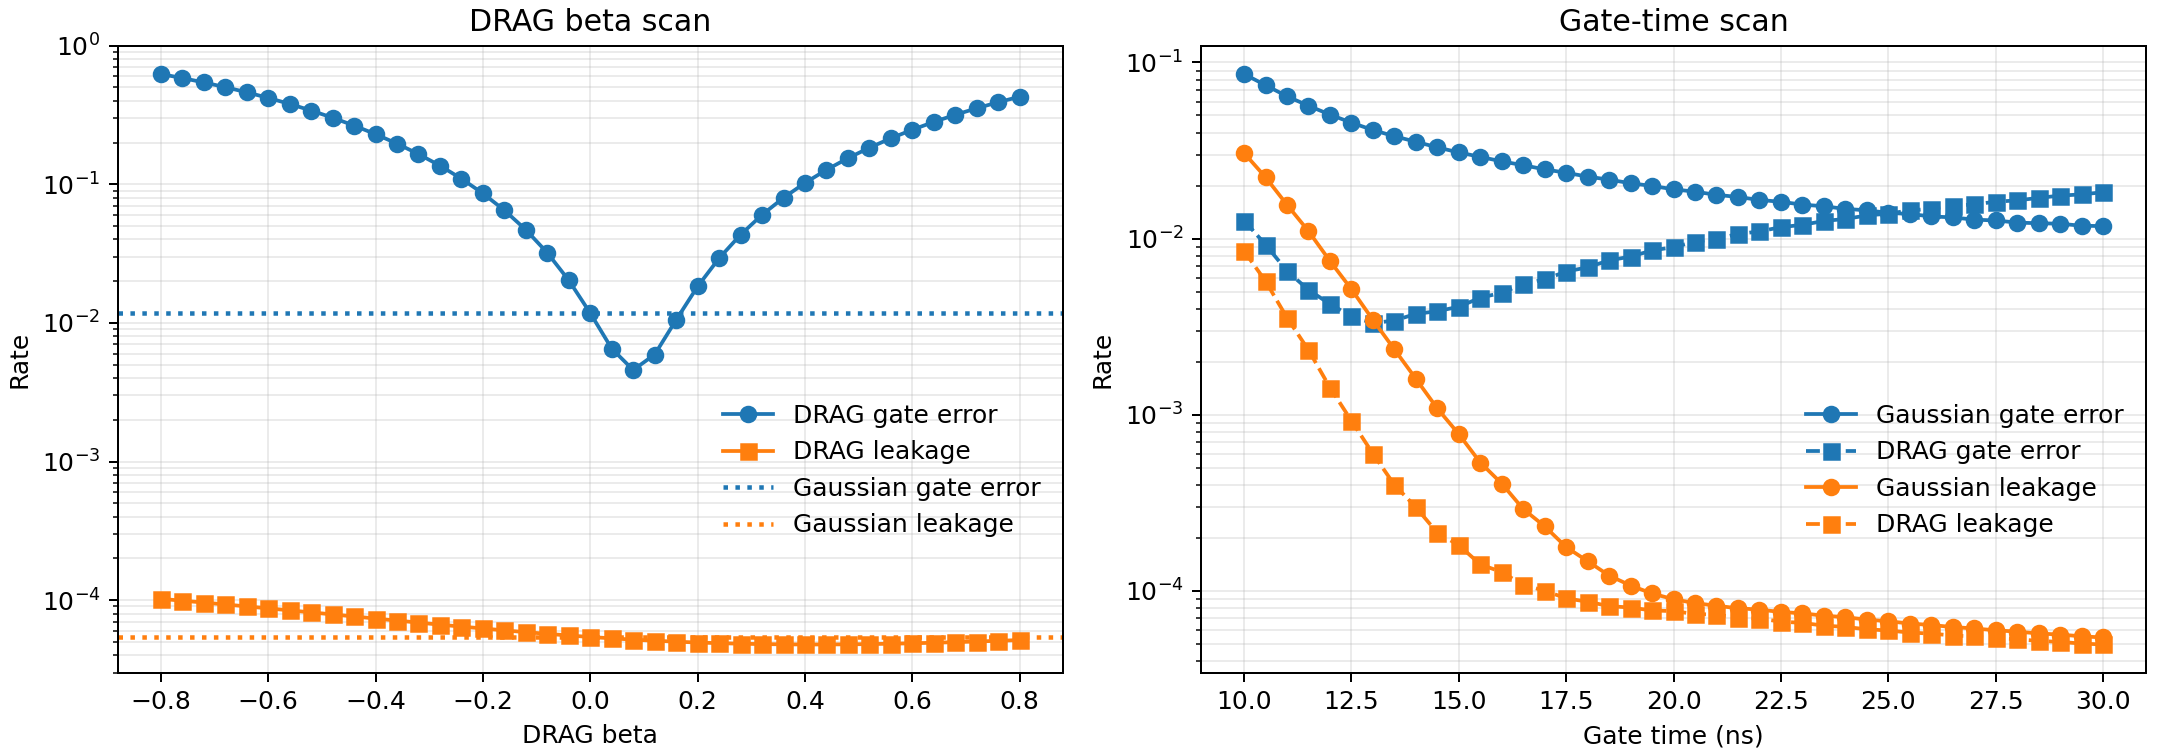
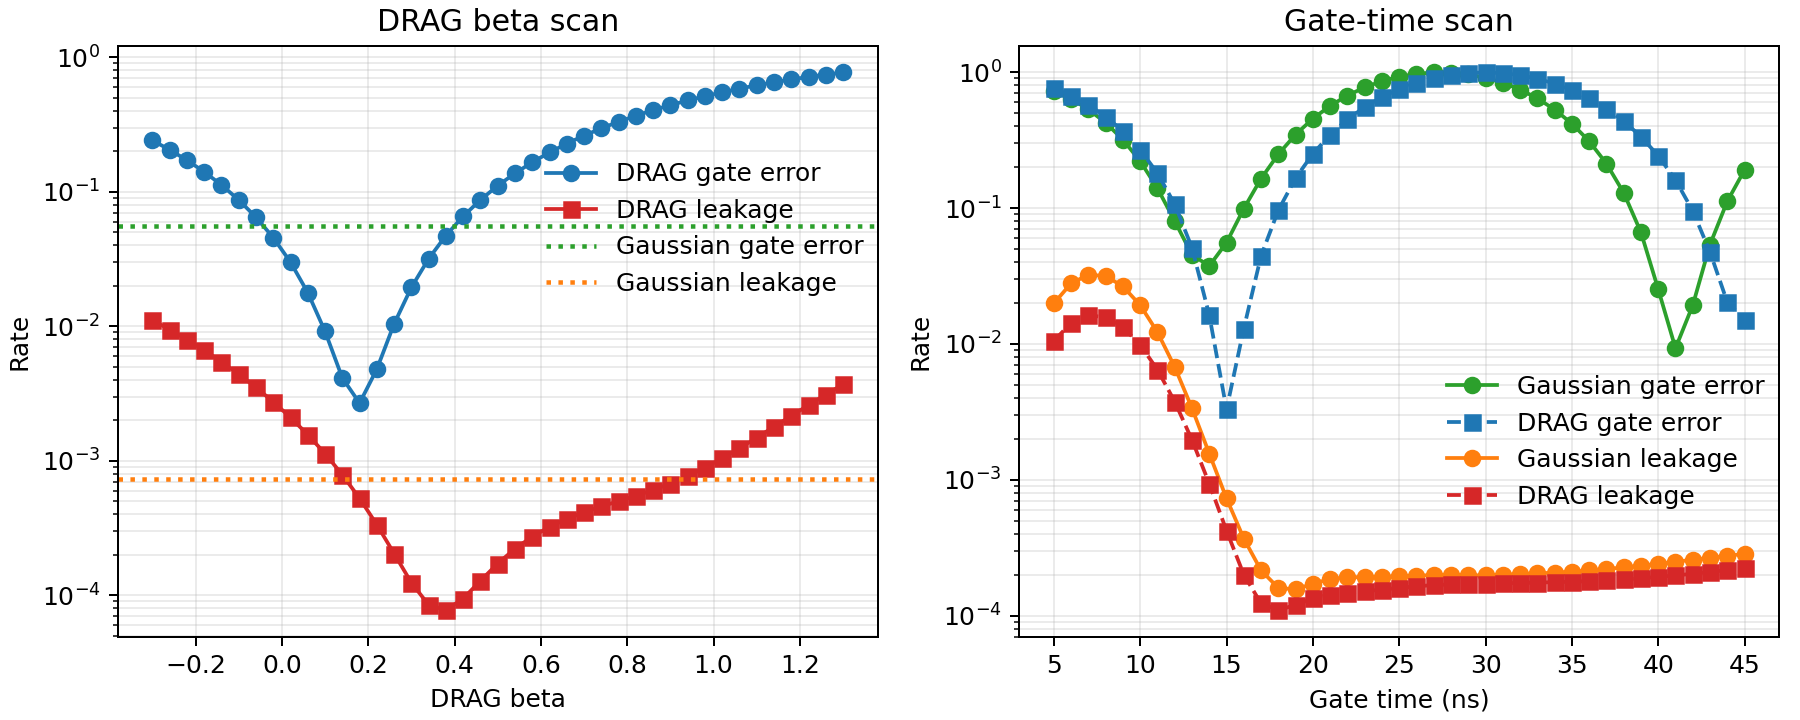
Code edit (unified diff) that turned the first committed figure into the second:
--- before
+++ after
@@ -1,11 +1,10 @@
-fig, axes = plt.subplots(1, 2, figsize=(12.0, 4.2), constrained_layout=True)
+fig, axes = plt.subplots(1, 2, figsize=(10.0, 4.0), constrained_layout=True)
 
 gaussian_metrics = model_gaussian.analyses['case_0'].metrics
 drag_beta_metrics = model_drag_beta.analyses['sweep_0'].metrics
 ax = axes[0]
-model_drag_beta.analyses['sweep_0'].metrics['final_leakage'].values
-ax.semilogy(beta_list, 1 - np.asarray(drag_beta_metrics['final_P1'].values), "o-", label="DRAG gate error")
-ax.semilogy(beta_list, np.asarray(drag_beta_metrics['final_leakage'].values), "s-", label="DRAG leakage")
-ax.axhline(1-gaussian_metrics['population'].values['1'][-1], color="tab:blue", linestyle=":", linewidth=1.8, label="Gaussian gate error")
+ax.semilogy(beta_list, 1 - np.asarray(drag_beta_metrics['final_P1'].values), "o-", label="DRAG gate error", color="tab:blue")
+ax.semilogy(beta_list, np.asarray(drag_beta_metrics['final_leakage'].values), "s-", label="DRAG leakage", color="tab:red")
+ax.axhline(1-gaussian_metrics['population'].values['1'][-1], color="tab:green", linestyle=":", linewidth=1.8, label="Gaussian gate error")
 ax.axhline(gaussian_metrics['leakage'].values[-1], color="tab:orange", linestyle=":", linewidth=1.8, label="Gaussian leakage")
 ax.set_title("DRAG beta scan")
@@ -13,16 +12,16 @@
 ax.set_ylabel("Rate")
 ax.grid(True, which="both", alpha=0.25)
-ax.legend(frameon=False, loc=(0.63,0.2))
+ax.legend(frameon=False, loc=(0.55,0.56))
 
 ax = axes[1]
-ax.semilogy(gatetime_list, 1 - np.asarray(gatetime_gaussian_metrics['final_P1'].values), "o-", color="tab:blue", label="Gaussian gate error")
+ax.semilogy(gatetime_list, 1 - np.asarray(gatetime_gaussian_metrics['final_P1'].values), "o-", color="tab:green", label="Gaussian gate error")
 ax.semilogy(gatetime_list, 1 - np.asarray(gatetime_drag_metrics['final_P1'].values), "s--", color="tab:blue", label="DRAG gate error")
 ax.semilogy(gatetime_list, gatetime_gaussian_metrics['final_leakage'].values, "o-", color="tab:orange", label="Gaussian leakage")
-ax.semilogy(gatetime_list, gatetime_drag_metrics['final_leakage'].values, "s--", color="tab:orange", label="DRAG leakage")
+ax.semilogy(gatetime_list, gatetime_drag_metrics['final_leakage'].values, "s--", color="tab:red", label="DRAG leakage")
 ax.set_title("Gate-time scan")
 ax.set_xlabel("Gate time (ns)")
 ax.set_ylabel("Rate")
 ax.grid(True, which="both", alpha=0.25)
-ax.legend(frameon=False, loc=(0.63,0.2))
+ax.legend(frameon=False, loc=(0.55,0.2))
 
 fig2_path = FIG_DIR / "beta_gate_time_scan.png"

Commit: add parallel scheduler and modify pulse configs